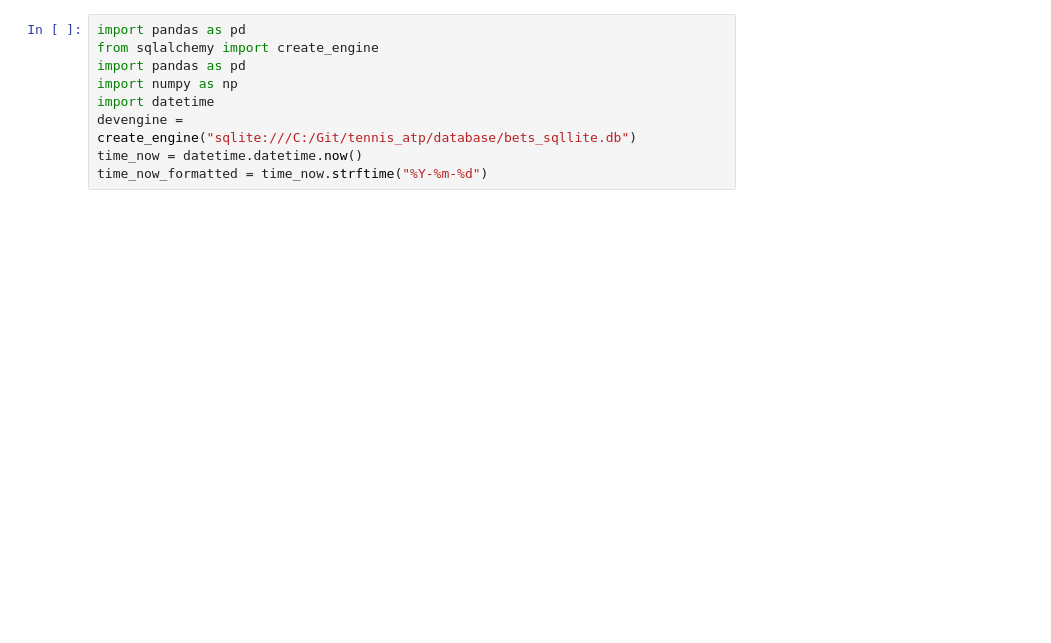
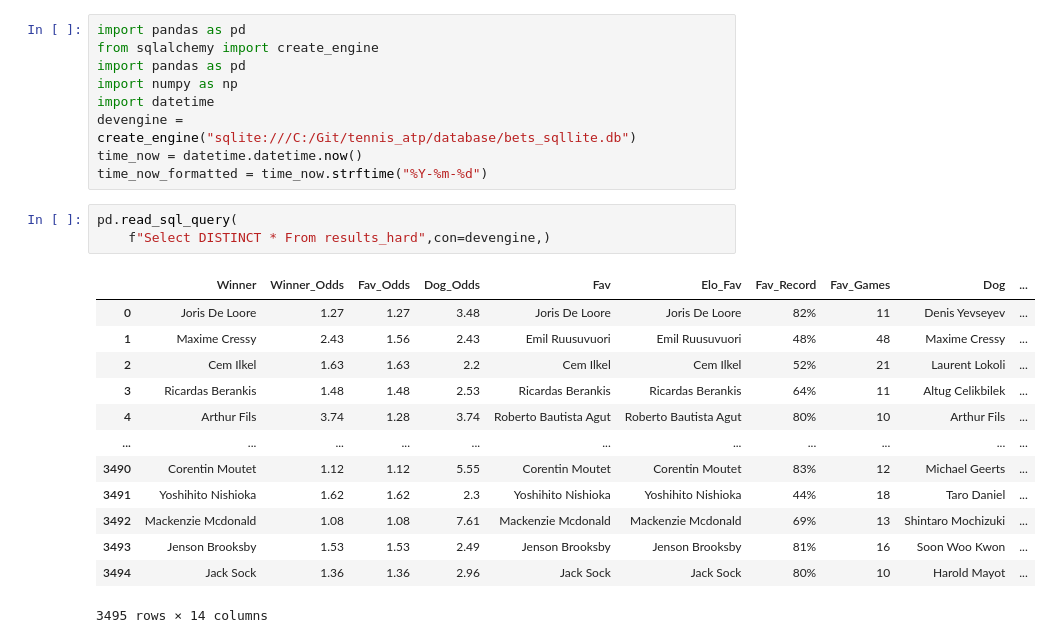
Before and after one commit to Witwolski/tennis_atp, a Jupyter notebook: results_clay.ipynb, the cells around one changed output. Cells and saved outputs as stored; diff of their text form; blank space fills up the shorter version.

```diff
--- a/results_clay.ipynb
+++ b/results_clay.ipynb
@@ -7,3 +7,20 @@ import datetime
 devengine = create_engine("sqlite:///C:/Git/tennis_atp/database/bets_sqllite.db")
 time_now = datetime.datetime.now()
 time_now_formatted = time_now.strftime("%Y-%m-%d")
+# %%
+pd.read_sql_query(
+    f"Select DISTINCT * From results_hard",con=devengine,)
+# %% [output]
+|  | Winner | Winner_Odds | Fav_Odds | Dog_Odds | Fav | Elo_Fav | Fav_Record | Fav_Games | Dog | ... |
+| 0 | Joris De Loore | 1.27 | 1.27 | 3.48 | Joris De Loore | Joris De Loore | 82% | 11 | Denis Yevseyev | ... |
+| 1 | Maxime Cressy | 2.43 | 1.56 | 2.43 | Emil Ruusuvuori | Emil Ruusuvuori | 48% | 48 | Maxime Cressy | ... |
+| 2 | Cem Ilkel | 1.63 | 1.63 | 2.2 | Cem Ilkel | Cem Ilkel | 52% | 21 | Laurent Lokoli | ... |
+| 3 | Ricardas Berankis | 1.48 | 1.48 | 2.53 | Ricardas Berankis | Ricardas Berankis | 64% | 11 | Altug Celikbilek | ... |
+| 4 | Arthur Fils | 3.74 | 1.28 | 3.74 | Roberto Bautista Agut | Roberto Bautista Agut | 80% | 10 | Arthur Fils | ... |
+| ... | ... | ... | ... | ... | ... | ... | ... | ... | ... | ... |
+| 3490 | Corentin Moutet | 1.12 | 1.12 | 5.55 | Corentin Moutet | Corentin Moutet | 83% | 12 | Michael Geerts | ... |
+| 3491 | Yoshihito Nishioka | 1.62 | 1.62 | 2.3 | Yoshihito Nishioka | Yoshihito Nishioka | 44% | 18 | Taro Daniel | ... |
+| 3492 | Mackenzie Mcdonald | 1.08 | 1.08 | 7.61 | Mackenzie Mcdonald | Mackenzie Mcdonald | 69% | 13 | Shintaro Mochizuki | ... |
+| 3493 | Jenson Brooksby | 1.53 | 1.53 | 2.49 | Jenson Brooksby | Jenson Brooksby | 81% | 16 | Soon Woo Kwon | ... |
+| 3494 | Jack Sock | 1.36 | 1.36 | 2.96 | Jack Sock | Jack Sock | 80% | 10 | Harold Mayot | ... |
+3495 rows × 14 columns
```
Also changed, not shown: parts of 19 cells of this notebook, 5 other files.
